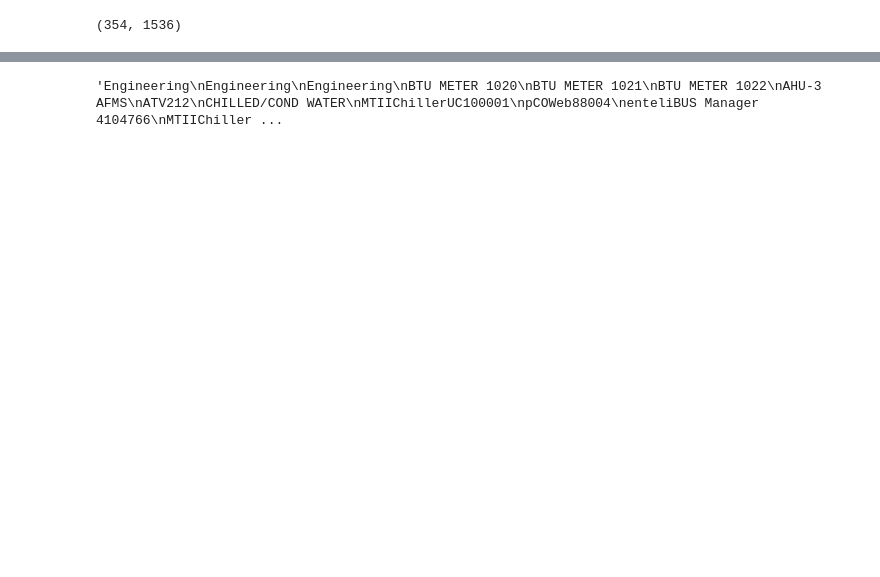
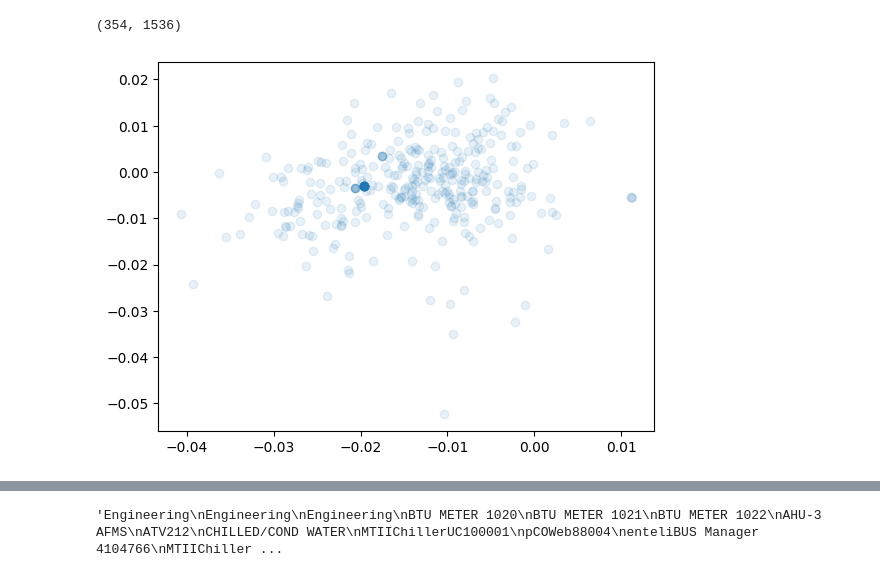
Before and after one commit to syyclops/open-operator, a Jupyter notebook: k_means_cluster.ipynb, the cells around one changed output, grey strips where cells are left out. Drawn from its saved outputs; the diff is of its cells as text; code cells hidden in the pictures; blank space fills up the shorter version.

```diff
--- a/k_means_cluster.ipynb
+++ b/k_means_cluster.ipynb
@@ -80,4 +80,10 @@ embs = np.vstack(embs)
 embs.shape
 # %% [output]
 (354, 1536)
+# %%
+# Plot the data
+plt.scatter(embs[:,0], embs[:,1], alpha=0.1)
+plt.show()
+# %% [output]
+[figure, added]
 # %%
```
Also changed, not shown: parts of 6 cells of this notebook, 1 other file.
